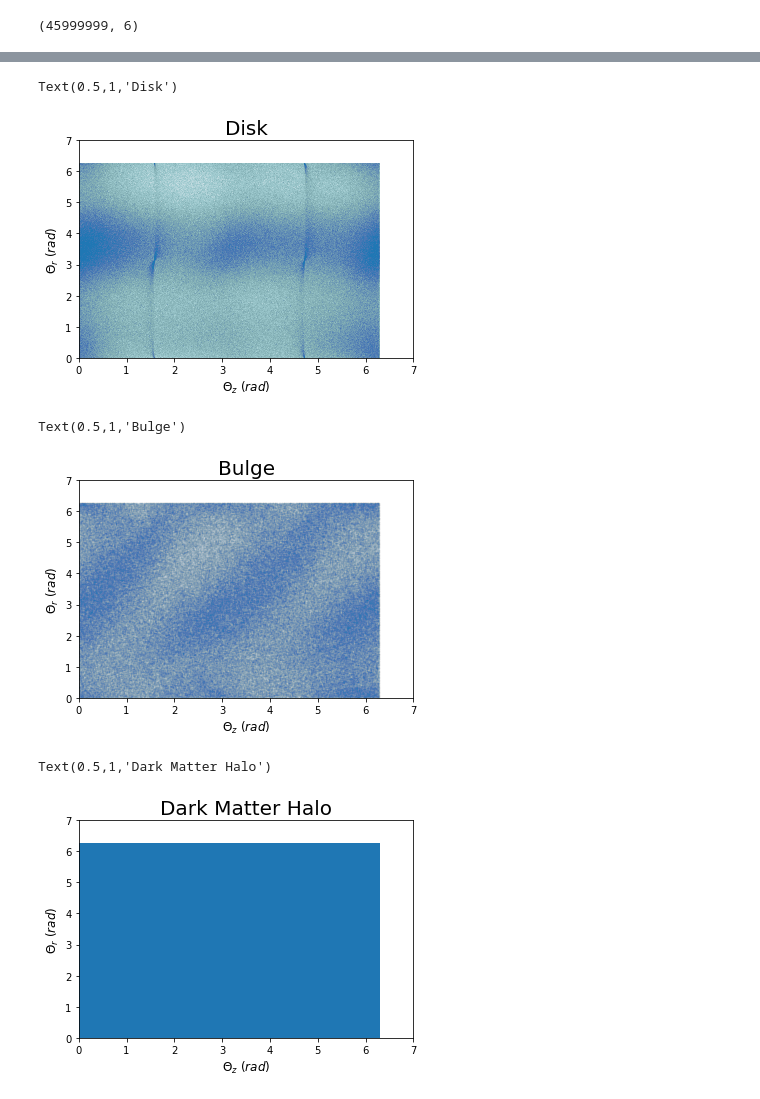
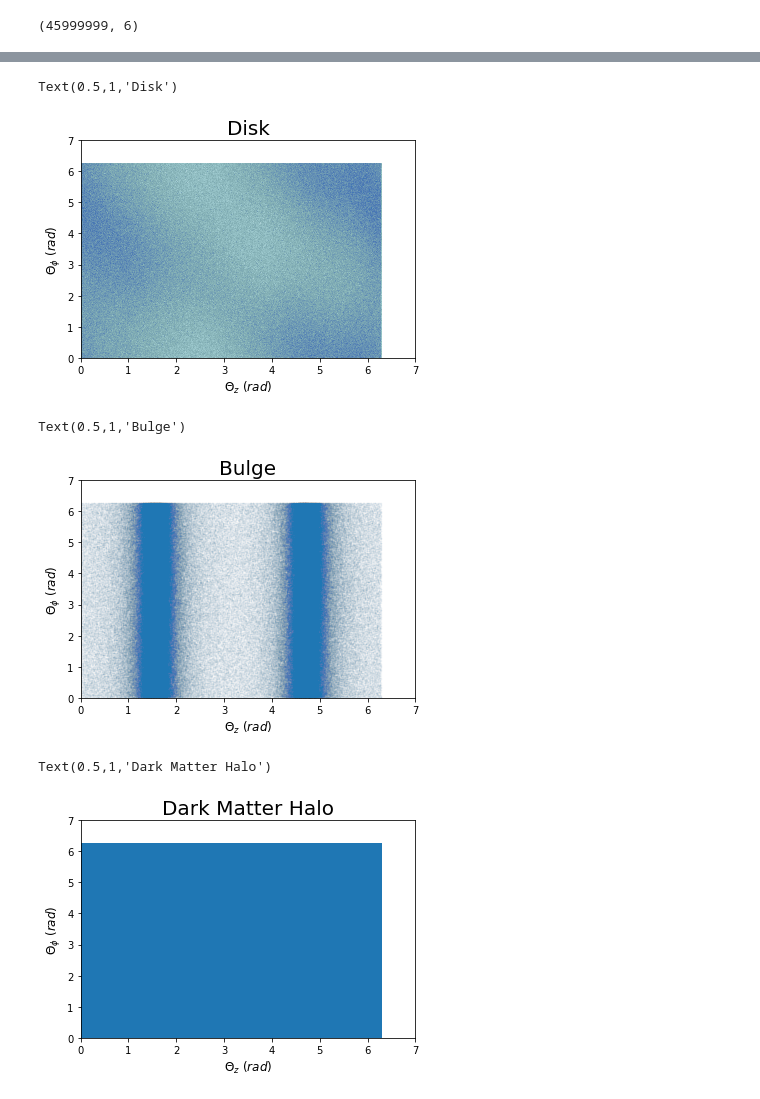
Before and after one commit to DouglasGrion/KathrynFallSemester, a Jupyter notebook: Chervin-Sims.ipynb, the cells around one changed output, grey strips where cells are left out. Saved outputs shown, nothing was run; the diff lists cells and outputs as text; code cells hidden in the pictures.

```diff
--- a/Chervin-Sims.ipynb
+++ b/Chervin-Sims.ipynb
@@ -24,3 +50,6 @@ plt.scatter(ppdm[:,0],ppdm[:,1], s=0.5,alpha=0.5)
+# %%
+ppbulge = ppbulge/1000
+ppdm = ppdm/1000
 # %%
 import agama
 # %%
@@ -32,11 +61,10 @@ agama.setUnits(mass=1, length=1, velocity=1)
 
 dark = agama.Potential(type = "Multipole",particles=(ppdm, dmass),symmetry='a', gridsizeR=20, lmax=2)
 
-disk = agama.Potential(type = "CylSpline",particles=(ppdisk, diskmass),gridsizer=20, gridsizez=20,
-                        mmax=0, Rmin=20, symmetry='a',Rmax=10000, Zmin=20, Zmax=10000)
+disk = agama.Potential(type = "CylSpline",particles=(ppdisk, diskmass),gridsizeR=20, gridsizeZ=20,
+                        mmax=0, Rmin=0.2, symmetry='a',Rmax=70, Zmin=0.02, Zmax=10)
 
-bulge = agama.Potential(type = "CylSpline",particles=(ppbulge, bulgemass),gridsizer=20, gridsizez=20,
-                        mmax=0, Rmin=20, symmetry='a',Rmax=10000, Zmin=20, Zmax=10000)
+bulge = agama.Potential(type = "Multipole",particles=(ppbulge, bulgemass),symmetry='a',gridsizeR=20,lmax=2)
 # %%
 potential = agama.Potential(dark, disk, bulge)
 af = agama.ActionFinder(potential, interp=False)
@@ -114,30 +195,30 @@ Tphidm = angles[6000001:45999999, 2]
 # %%
-plt.scatter(Tzdisk, Trdisk, s=0.03, alpha=0.02)
+plt.scatter(Tzdisk, Tphidisk, s=0.03, alpha=0.02)
 plt.xlim(0,7)
 plt.ylim(0,7)
 plt.xlabel("$\Theta_z\ (rad)$", fontsize=12)
-plt.ylabel("$\Theta_r\ (rad)$", fontsize=12)
+plt.ylabel("$\Theta_{\phi}\ (rad)$", fontsize=12)
 plt.title("Disk", fontsize=20)
 # %% [output]
 Text(0.5,1,'Disk')
-[figure, old version]
+[figure, new version]
 # %%
-plt.scatter(Tzbulg, Trbulg, s=0.05, alpha=0.05)
+plt.scatter(Tzbulg, Tphibulg, s=0.05, alpha=0.05)
 plt.xlim(0,7)
 plt.ylim(0,7)
 plt.xlabel("$\Theta_z\ (rad)$", fontsize=12)
-plt.ylabel("$\Theta_r\ (rad)$", fontsize=12)
+plt.ylabel("$\Theta_{\phi}\ (rad)$", fontsize=12)
 plt.title("Bulge", fontsize=20)
 # %% [output]
 Text(0.5,1,'Bulge')
-[figure, old version]
+[figure, new version]
 # %%
-plt.scatter(Tzdm, Trdm, s=0.01, alpha=0.01)
+plt.scatter(Tzdm, Tphidm, s=0.01, alpha=0.01)
 plt.xlim(0,7)
 plt.ylim(0,7)
 plt.xlabel("$\Theta_z\ (rad)$", fontsize=12)
-plt.ylabel("$\Theta_r\ (rad)$", fontsize=12)
+plt.ylabel("$\Theta_{\phi}\ (rad)$", fontsize=12)
 plt.title('Dark Matter Halo', fontsize=20)
 # %% [output]
 Text(0.5,1,'Dark Matter Halo')
-[figure, old version]
+[figure, new version]
```
Also changed, not shown: parts of 16 cells of this notebook, 8 other files.
